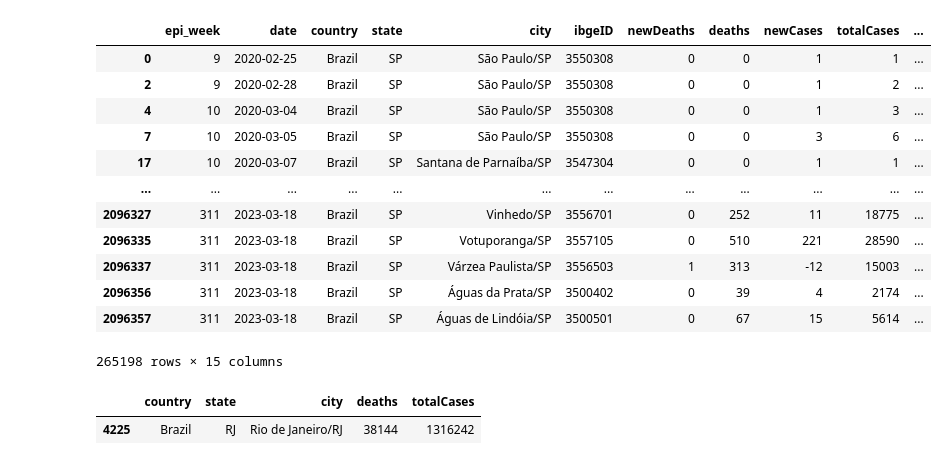
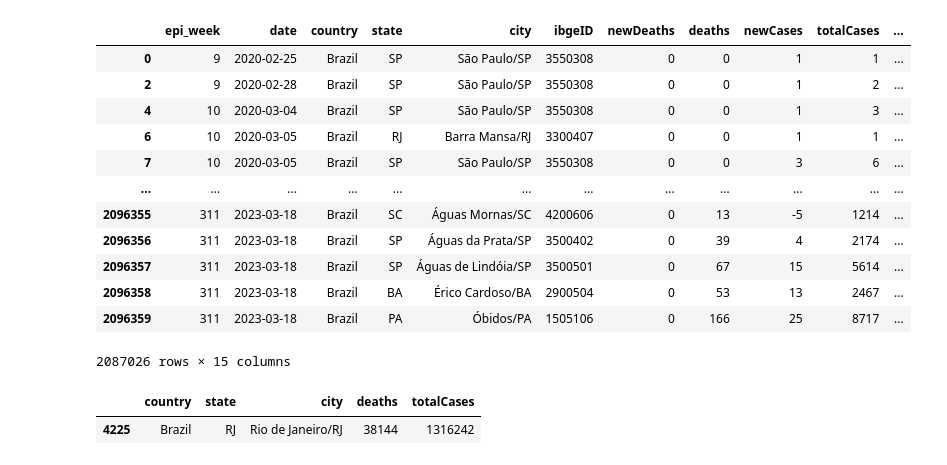
Before and after one commit to GabrielBF1/Ada_Project_Avancado, a Jupyter notebook: code/dataset.ipynb, the cells around one changed output. Drawn from its saved outputs; the diff is of its cells as text; code cells hidden in the pictures.

```diff
--- a/code/dataset.ipynb
+++ b/code/dataset.ipynb
@@ -12,27 +23,27 @@ covid_dataset_total = pd.read_csv('c:\\Users\\gbdfigu\\Desktop\\Ada_Project_Avan
 covid_dataset_time_total = pd.read_csv('c:\\Users\\gbdfigu\\Desktop\\Ada_Project_Avancado\\dataset\\cases-brazil-cities-time_changesOnly.csv')
 # %%
 covid_dataset_clean = covid_dataset_time_total[covid_dataset_time_total['state'] != 'TOTAL']
-covid_dataset_clean = covid_dataset_time_total[covid_dataset_time_total['state'] == 'SP']
+#covid_dataset_clean = covid_dataset_time_total[covid_dataset_time_total['state'] == 'SP']
 covid_dataset_clean = covid_dataset_clean[covid_dataset_clean['city'] != 'CASO SEM LOCALIZAÇÃO DEFINIDA']
 pattern = 'CASO SEM LOCALIZAÇÃO DEFINIDA.*'
 covid_dataset_clean = covid_dataset_clean[~covid_dataset_clean['city'].str.contains(pattern)]
 
 covid_dataset_cities = covid_dataset_cities.drop(columns=['ibgeID', 'deaths_per_100k_inhabitants', 'totalCases_per_100k_inhabitants', 'deaths_by_totalCases', '_source', 'date', 'newCases', 'newDeaths', 'last_info_date'])
 covid_dataset_clean
 # %% [output]
 |  | epi_week | date | country | state | city | ibgeID | newDeaths | deaths | newCases | totalCases | ... |
 | 0 | 9 | 2020-02-25 | Brazil | SP | São Paulo/SP | 3550308 | 0 | 0 | 1 | 1 | ... |
 | 2 | 9 | 2020-02-28 | Brazil | SP | São Paulo/SP | 3550308 | 0 | 0 | 1 | 2 | ... |
 | 4 | 10 | 2020-03-04 | Brazil | SP | São Paulo/SP | 3550308 | 0 | 0 | 1 | 3 | ... |
+| 6 | 10 | 2020-03-05 | Brazil | RJ | Barra Mansa/RJ | 3300407 | 0 | 0 | 1 | 1 | ... |
 | 7 | 10 | 2020-03-05 | Brazil | SP | São Paulo/SP | 3550308 | 0 | 0 | 3 | 6 | ... |
-| 17 | 10 | 2020-03-07 | Brazil | SP | Santana de Parnaíba/SP | 3547304 | 0 | 0 | 1 | 1 | ... |
 | ... | ... | ... | ... | ... | ... | ... | ... | ... | ... | ... | ... |
-| 2096327 | 311 | 2023-03-18 | Brazil | SP | Vinhedo/SP | 3556701 | 0 | 252 | 11 | 18775 | ... |
-| 2096335 | 311 | 2023-03-18 | Brazil | SP | Votuporanga/SP | 3557105 | 0 | 510 | 221 | 28590 | ... |
-| 2096337 | 311 | 2023-03-18 | Brazil | SP | Várzea Paulista/SP | 3556503 | 1 | 313 | -12 | 15003 | ... |
+| 2096355 | 311 | 2023-03-18 | Brazil | SC | Águas Mornas/SC | 4200606 | 0 | 13 | -5 | 1214 | ... |
 | 2096356 | 311 | 2023-03-18 | Brazil | SP | Águas da Prata/SP | 3500402 | 0 | 39 | 4 | 2174 | ... |
 | 2096357 | 311 | 2023-03-18 | Brazil | SP | Águas de Lindóia/SP | 3500501 | 0 | 67 | 15 | 5614 | ... |
+| 2096358 | 311 | 2023-03-18 | Brazil | BA | Érico Cardoso/BA | 2900504 | 0 | 53 | 13 | 2467 | ... |
+| 2096359 | 311 | 2023-03-18 | Brazil | PA | Óbidos/PA | 1505106 | 0 | 166 | 25 | 8717 | ... |
-265198 rows × 15 columns
+2087026 rows × 15 columns
 # %%
 max = covid_dataset_cities['totalCases'].max()
 covid_dataset_cities[covid_dataset_cities['totalCases'] == max]
```
Also changed, not shown: parts of 5 cells of this notebook.
